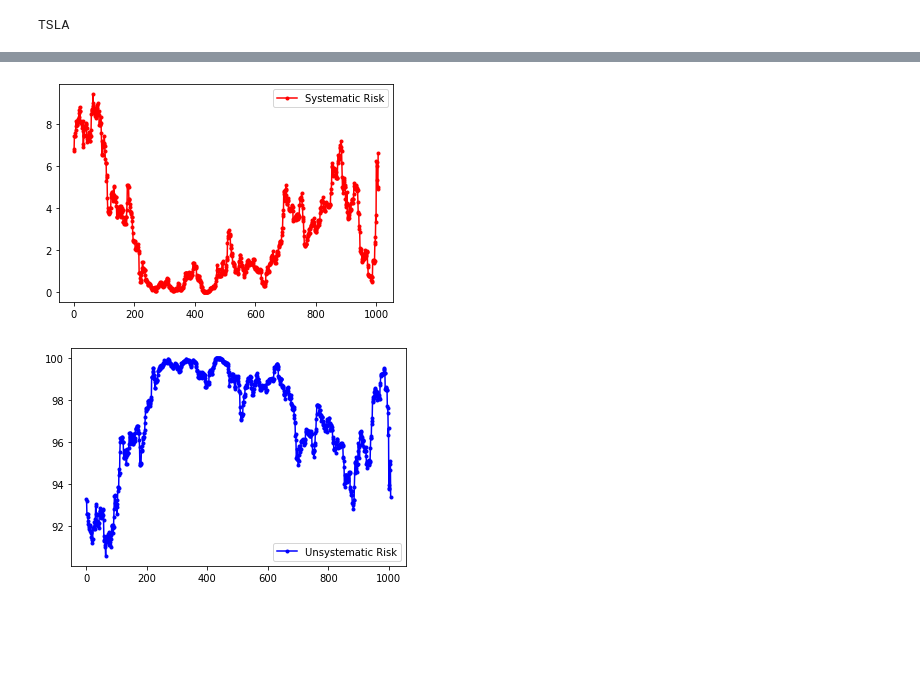
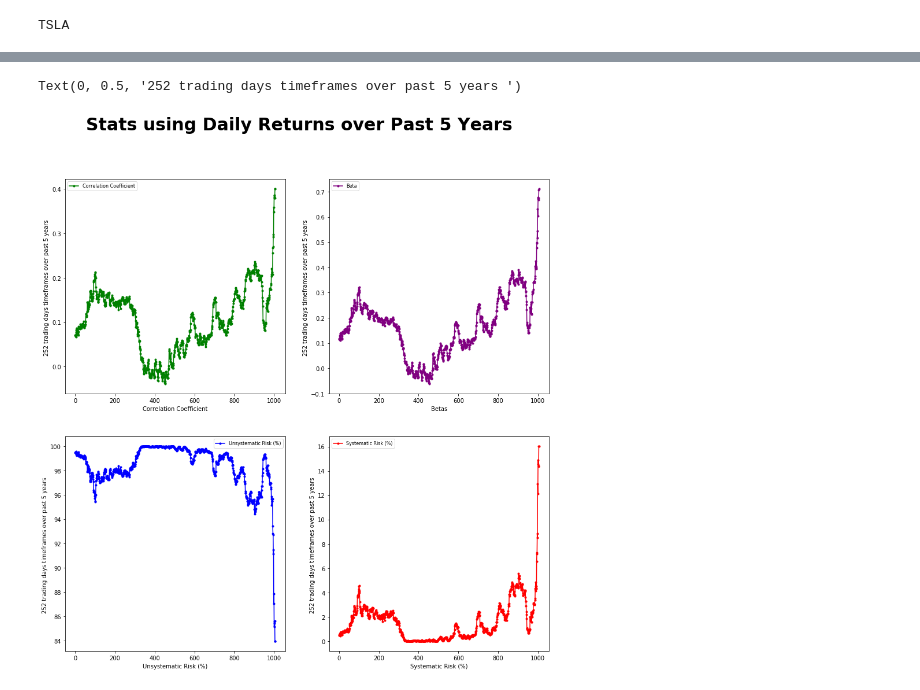
Before and after one commit to deepenrp/DJIA_analysis, a Jupyter notebook: Stock Risks.ipynb, the cells around one changed output, grey strips where cells are left out. Saved outputs shown, nothing was run; the diff lists cells and outputs as text; code cells hidden in the pictures; blank space fills up the shorter version.

Commit message:
stats

```diff
--- a/Stock Risks.ipynb
+++ b/Stock Risks.ipynb
@@ -229,30 +229,31 @@ for i in df_number:
     # Calculate Systematic Risk
     unsystematic = 100 - systematic
     unsystematic_risks.append(round(unsystematic, 3))
-# %%
-# Set x axis and variables
-x_axis = np.arange(0, len(systematic_risks))
-sys = systematic_risks
-unsys = unsystematic_risks
-# %%
-# Graph of Daily Systematic Risk using daily returns over past 5 years
-# Each point on the systematic chart is marked by a blue circle
-sys_handle, = plt.plot(x_axis, sys, marker ='.', color='red', label="Systematic Risk")
-
-# Adds a legend and sets its location to the lower right
-plt.legend(loc="best")
-
-plt.show()
-# %% [output]
-[figure, removed]
-# %%
-# Graph of Daily UnSystematic Risk using daily returns over past 5 years
-# Each point on the unsystematic chart is marked by a red triangle
-unsys_handle, = plt.plot(x_axis, unsys, marker='.', color='blue', label="Unsystematic Risk")
-
-# Adds a legend and sets its location to the lower right
-plt.legend(loc="best")
-
-plt.show()
-# %% [output]
-[figure, removed]
+# %%
+# Graphs of Daily Statistics using daily returns of prior 252 trading days over past 5 years
+
+fig, ((ax1, ax2), (ax3, ax4)) = plt.subplots(2, 2, figsize=(15,15))
+fig.suptitle('Stats using Daily Returns over Past 5 Years', weight = 'bold', size = 30)
+
+ax1.plot(x_axis, coefficients, marker ='.', color='green', label="Correlation Coefficient")
+ax1.legend(loc='best', prop={'size': 8, "family": "sans-serif"})
+ax1.set_xlabel('Correlation Coefficient')
+ax1.set_ylabel('252 trading days timeframes over past 5 years ')
+
+ax2.plot(x_axis, betas, marker ='.', color='purple', label="Beta")
+ax2.legend(loc='best', prop={'size': 8, "family": "sans-serif"})
+ax2.set_xlabel('Betas')
+ax2.set_ylabel('252 trading days timeframes over past 5 years ')
+
+ax3.plot(x_axis, unsystematic_risks, marker='.', color='blue', label="Unsystematic Risk (%)")
+ax3.legend(loc='best', prop={'size': 8, "family": "sans-serif"})
+ax3.set_xlabel('Unsystematic Risk (%)')
+ax3.set_ylabel('252 trading days timeframes over past 5 years ')
+
+ax4.plot(x_axis, systematic_risks, marker ='.', color='red', label="Systematic Risk (%)")
+ax4.legend(loc='best', prop={'size': 8, "family": "sans-serif"})
+ax4.set_xlabel('Systematic Risk (%)')
+ax4.set_ylabel('252 trading days timeframes over past 5 years ')
+# %% [output]
+Text(0, 0.5, '252 trading days timeframes over past 5 years ')
+[figure, added]
```
Also changed, not shown: parts of 3 cells of this notebook.
